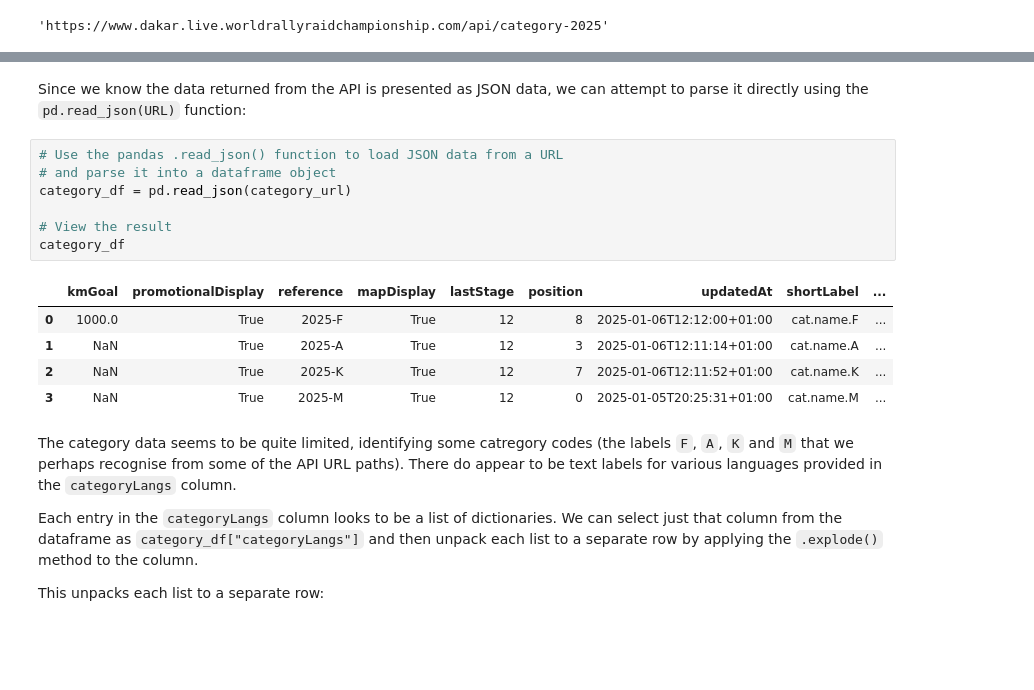
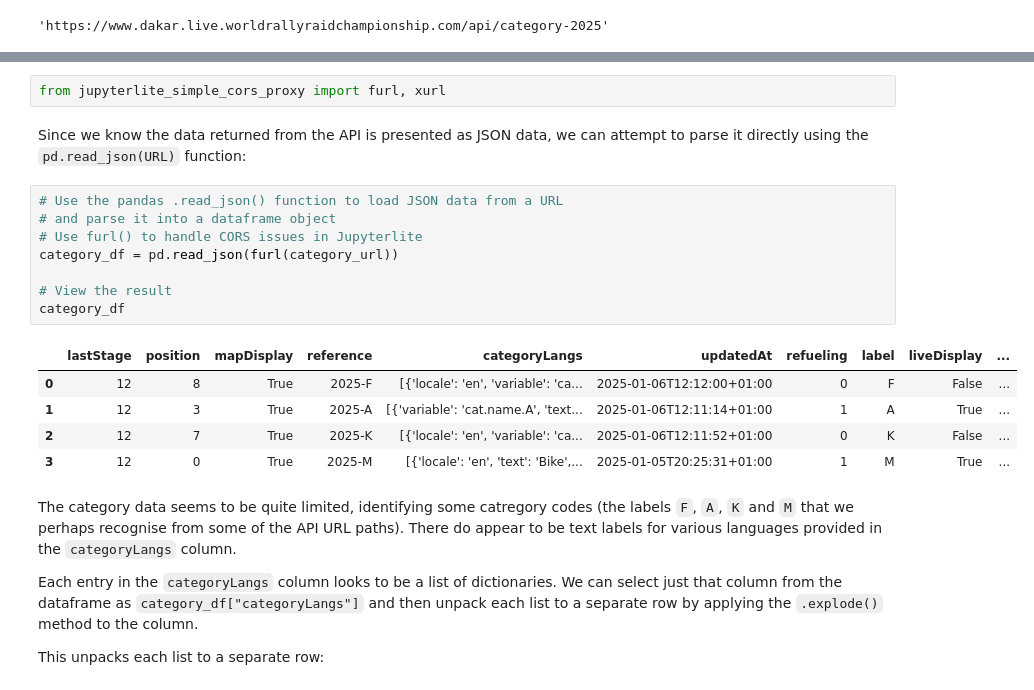
Before and after one commit to RallyDataJunkie/wrangling_dakar_2025, a Jupyter notebook: src/12_categories_and_groups.ipynb, the cells around one changed output, grey strips where cells are left out. Saved outputs shown, nothing was run; the diff lists cells and outputs as text; blank space fills up the shorter version.

```diff
--- a/src/12_categories_and_groups.ipynb
+++ b/src/12_categories_and_groups.ipynb
@@ -95,18 +103,21 @@ category_url
+# %%
+from jupyterlite_simple_cors_proxy import furl, xurl
 # %% [markdown]
 Since we know the data returned from the API is presented as JSON data, we can attempt to parse it directly using the `pd.read_json(URL)` function:
 # %%
 # Use the pandas .read_json() function to load JSON data from a URL
 # and parse it into a dataframe object
-category_df = pd.read_json(category_url)
+# Use furl() to handle CORS issues in Jupyterlite
+category_df = pd.read_json(furl(category_url))
 
 # View the result
 category_df
 # %% [output]
-|  | kmGoal | promotionalDisplay | reference | mapDisplay | lastStage | position | updatedAt | shortLabel | ... |
-| 0 | 1000.0 | True | 2025-F | True | 12 | 8 | 2025-01-06T12:12:00+01:00 | cat.name.F | ... |
-| 1 | NaN | True | 2025-A | True | 12 | 3 | 2025-01-06T12:11:14+01:00 | cat.name.A | ... |
-| 2 | NaN | True | 2025-K | True | 12 | 7 | 2025-01-06T12:11:52+01:00 | cat.name.K | ... |
-| 3 | NaN | True | 2025-M | True | 12 | 0 | 2025-01-05T20:25:31+01:00 | cat.name.M | ... |
+|  | lastStage | position | mapDisplay | reference | categoryLangs | updatedAt | refueling | label | liveDisplay | ... |
+| 0 | 12 | 8 | True | 2025-F | [{'locale': 'en', 'variable': 'ca... | 2025-01-06T12:12:00+01:00 | 0 | F | False | ... |
+| 1 | 12 | 3 | True | 2025-A | [{'variable': 'cat.name.A', 'text... | 2025-01-06T12:11:14+01:00 | 1 | A | True | ... |
+| 2 | 12 | 7 | True | 2025-K | [{'locale': 'en', 'variable': 'ca... | 2025-01-06T12:11:52+01:00 | 0 | K | False | ... |
+| 3 | 12 | 0 | True | 2025-M | [{'locale': 'en', 'text': 'Bike',... | 2025-01-05T20:25:31+01:00 | 1 | M | True | ... |
 # %% [markdown]
 The category data seems to be quite limited, identifying some catregory codes (the labels `F`, `A`, `K` and `M` that we perhaps recognise from some of the API URL paths). There do appear to be text labels for various languages provided in the `categoryLangs` column.
 
```
Also changed, not shown: parts of 14 cells of this notebook.
